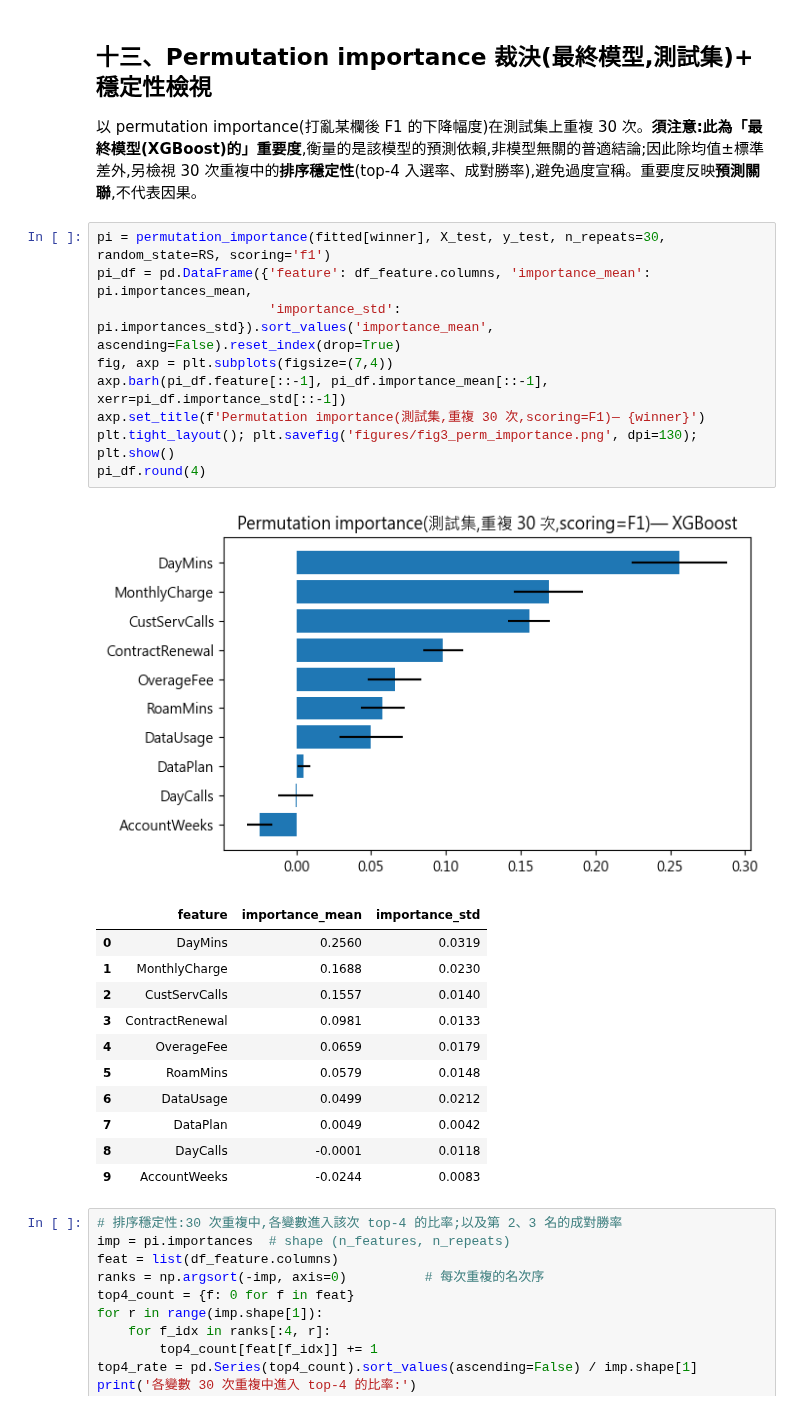
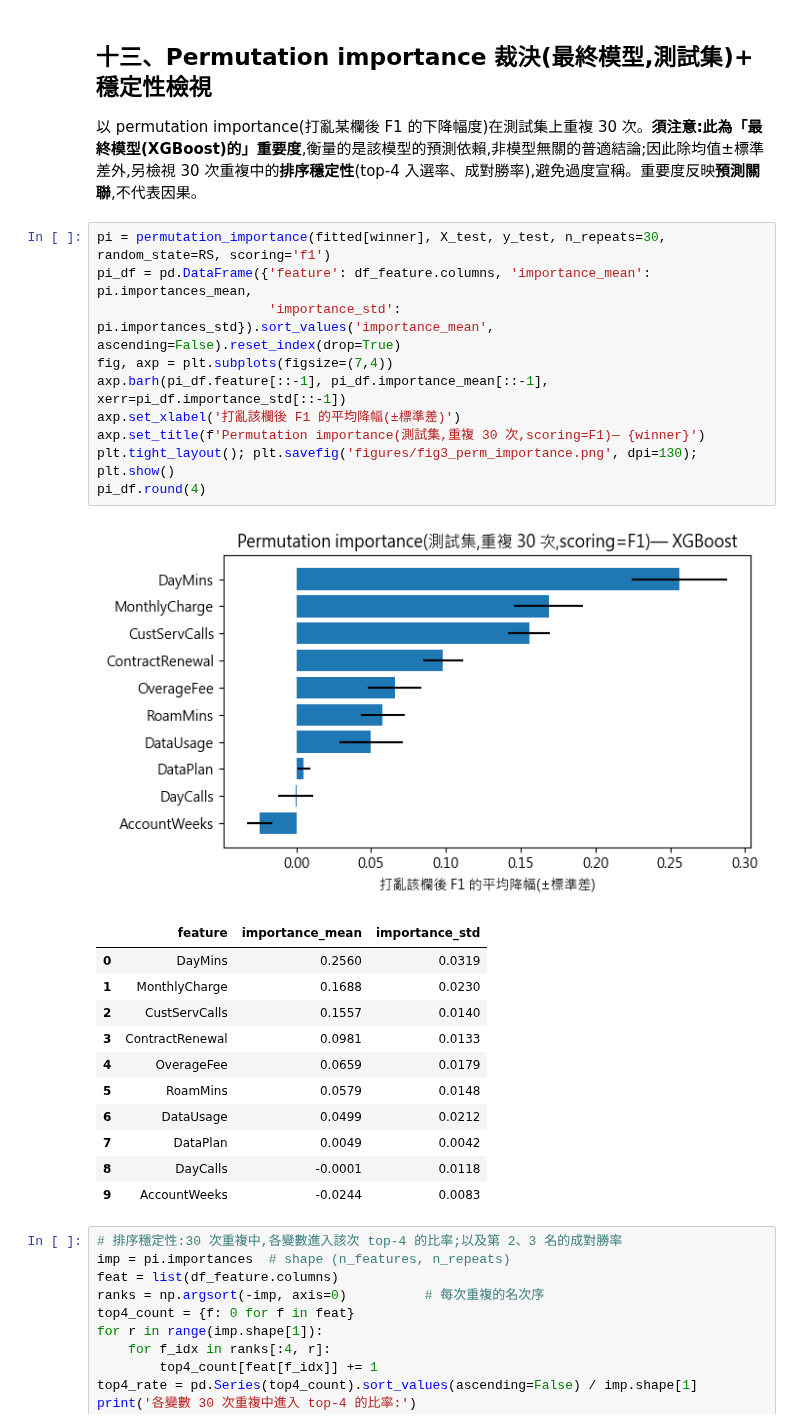
Before and after one commit to pokai-huang0828/UTS_workspace, a Jupyter notebook: Artificial Intelligence for Enterprises/Assessment2a/Huang_26254793_421104_Assessment 2a.ipynb, the cells around one changed output. Cells and saved outputs as stored; diff of their text form.

```diff
--- a/Artificial Intelligence for Enterprises/Assessment2a/Huang_26254793_421104_Assessment 2a.ipynb
+++ b/Artificial Intelligence for Enterprises/Assessment2a/Huang_26254793_421104_Assessment 2a.ipynb
@@ -420,14 +421,15 @@ native.round(4)
 # %%
 pi = permutation_importance(fitted[winner], X_test, y_test, n_repeats=30, random_state=RS, scoring='f1')
 pi_df = pd.DataFrame({'feature': df_feature.columns, 'importance_mean': pi.importances_mean,
                       'importance_std': pi.importances_std}).sort_values('importance_mean', ascending=False).reset_index(drop=True)
 fig, axp = plt.subplots(figsize=(7,4))
 axp.barh(pi_df.feature[::-1], pi_df.importance_mean[::-1], xerr=pi_df.importance_std[::-1])
+axp.set_xlabel('打亂該欄後 F1 的平均降幅(±標準差)')
 axp.set_title(f'Permutation importance(測試集,重複 30 次,scoring=F1)— {winner}')
 plt.tight_layout(); plt.savefig('figures/fig3_perm_importance.png', dpi=130); plt.show()
 pi_df.round(4)
 # %% [output]
-[figure, old version]
+[figure, new version]
 |  | feature | importance_mean | importance_std |
 | 0 | DayMins | 0.2560 | 0.0319 |
 | 1 | MonthlyCharge | 0.1688 | 0.0230 |
```
Also changed, not shown: parts of 4 cells of this notebook, 6 other files.
